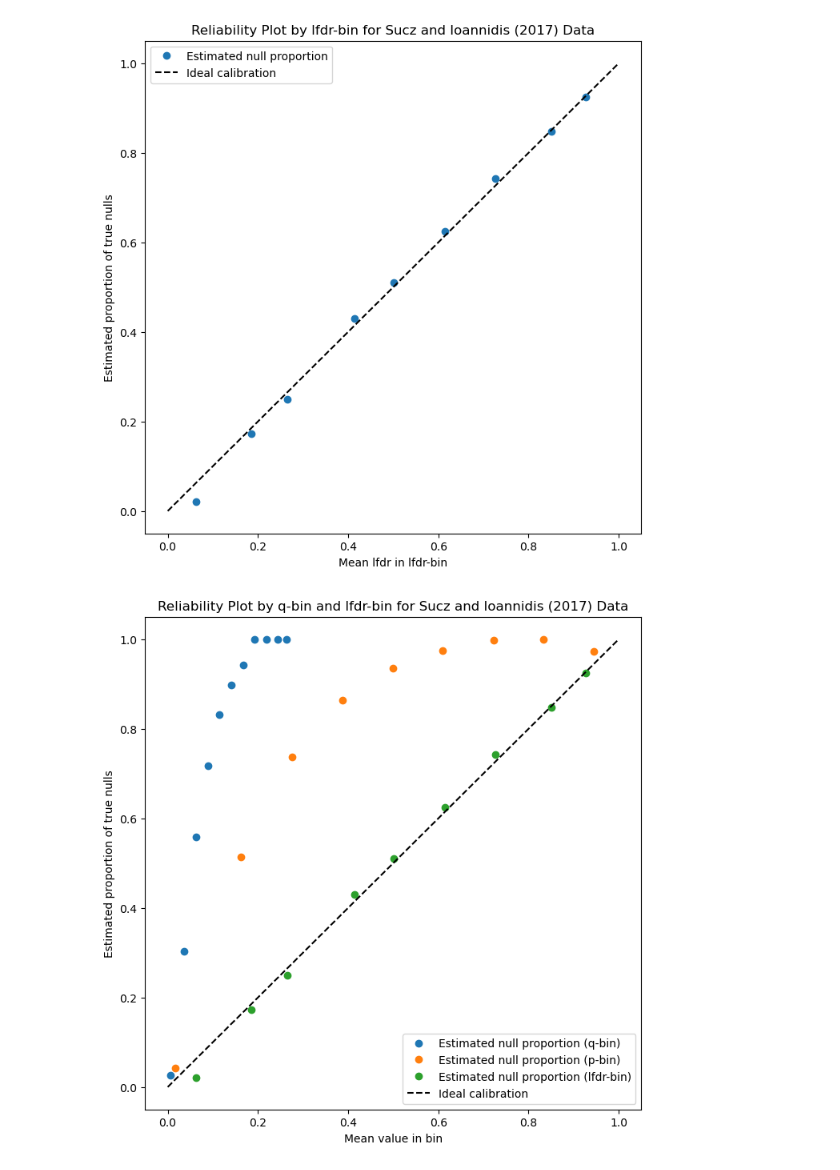
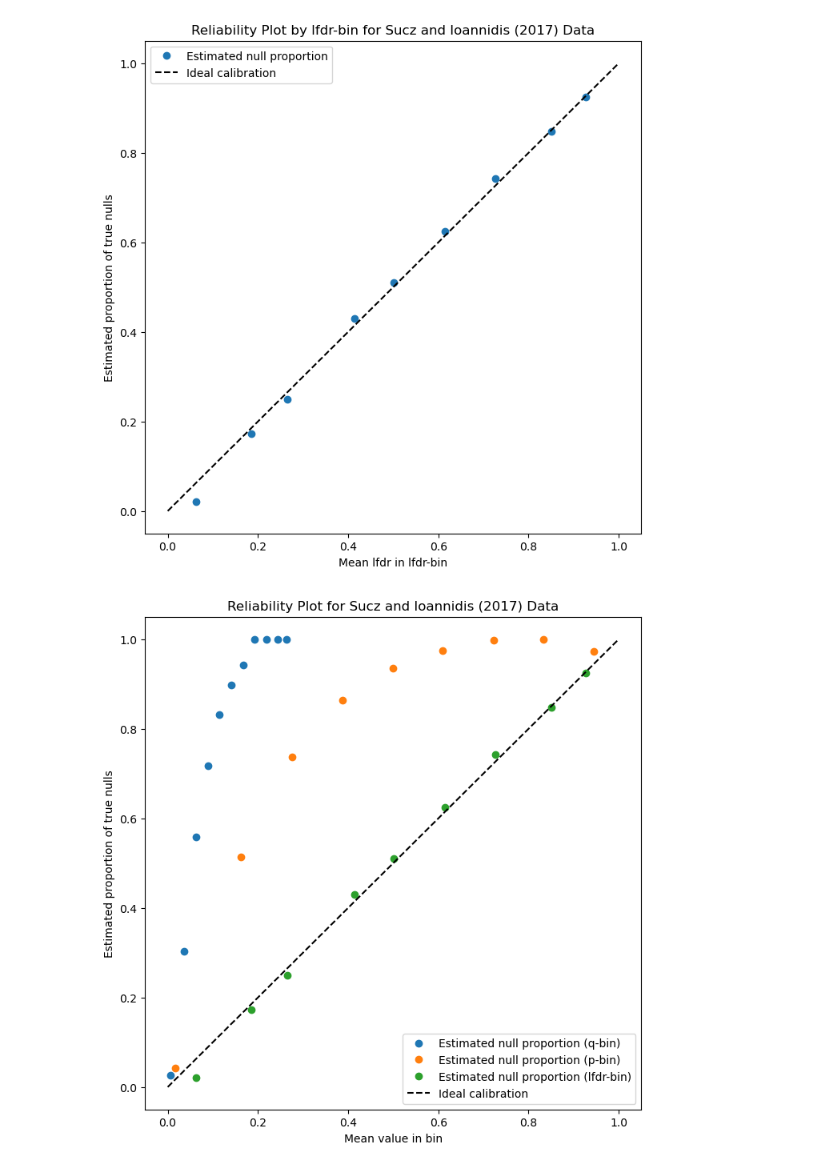
Before and after one commit to adway/eb-denoising, a Jupyter notebook: notebooks/calibration-plots.ipynb, the cells around one changed output. Cells and saved outputs as stored; diff of their text form; code cells hidden in the pictures.

Commit message:
clean up reliability plots

```diff
--- a/notebooks/calibration-plots.ipynb
+++ b/notebooks/calibration-plots.ipynb
@@ -84,12 +86,8 @@ p_bin_stats["proportion_true_nulls"] = np.minimum(
     1.0
 )
 
-# optional: bin endpoints from the theoretical partition
 p_bin_stats["bin_start"] = p_bin_stats["p_bin"].apply(lambda x: x.left)
 p_bin_stats["bin_end"] = p_bin_stats["p_bin"].apply(lambda x: x.right)
-
-# drop empty bins or bins where min/max/mean are undefined
-p_bin_stats = p_bin_stats.dropna(subset=["p_min", "p_max", "p_mean"])
 
 print(p_bin_stats)
 
@@ -103,12 +101,6 @@ plt.plot(
     label="Estimated null proportion"
 )
 
-# optional: vertical dashed red lines at occupied p-range endpoints
-# for _, row in p_bin_stats.iterrows():
-#     plt.axvline(row["p_min"], color="red", linestyle="--", alpha=0.4)
-#     plt.axvline(row["p_max"], color="red", linestyle="--", alpha=0.4)
-
-# 45-degree reference line
 plt.plot([0, 1], [0, 1], "k--", label="Ideal calibration")
 
 plt.xlabel("Mean P-Value in Bin")
@@ -285,7 +269,7 @@ df["lfdr_bin"] = pd.cut(df["lfdr"], bins=bins, include_lowest=True, right=True)
 
 m = len(df)
 
-# summarize p-values within each q-bin
+# summarize p-values within each lfdr-bin
 lfdr_bin_stats = (
     df.groupby("lfdr_bin", observed=False)
       .agg(
@@ -298,19 +282,18 @@ lfdr_bin_stats = (
       .reset_index()
 )
 
-# empirical p-range length induced by each q-bin
+# empirical p-range length induced by each lfdr-bin
 lfdr_bin_stats["p_bin_length"] = lfdr_bin_stats["p_max"] - lfdr_bin_stats["p_min"]
 
 # expected number of nulls in that p-interval under Storey's estimate
-lfdr_bin_stats["true_nulls_hat"] = pi0_hat * m * lfdr_bin_stats["p_bin_length"]
+lfdr_bin_stats["true_nulls_hat"] = pi_hat_0 * m * lfdr_bin_stats["p_bin_length"]
 
-# estimated null proportion within the q-bin
+# estimated null proportion within the lfdr-bin
 lfdr_bin_stats["proportion_true_nulls"] = np.minimum(
     lfdr_bin_stats["true_nulls_hat"] / lfdr_bin_stats["count"],
     1.0
 )
 
-# optional: q-bin endpoints for reference
 lfdr_bin_stats["lfdr_bin_start"] = lfdr_bin_stats["lfdr_bin"].apply(lambda x: x.left)
 lfdr_bin_stats["lfdr_bin_end"] = lfdr_bin_stats["lfdr_bin"].apply(lambda x: x.right)
 
@@ -322,7 +305,6 @@ plt.figure(figsize=(8, 8))
 
 plt.plot(lfdr_bin_stats["lfdr_mean"], lfdr_bin_stats["proportion_true_nulls"], "o", label="Estimated null proportion")
 
-# 45-degree reference line
 plt.plot([0, 1], [0, 1], "k--", label="Ideal calibration")
 
 plt.xlabel("Mean lfdr in lfdr-bin")
@@ -353,15 +335,15 @@ plt.show()
 # %%
 # put all calibration points on one plot
 plt.figure(figsize=(8, 8))
 plt.plot(q_bin_stats["q_mean"], q_bin_stats["proportion_true_nulls"], "o", label="Estimated null proportion (q-bin)")
 plt.plot(p_bin_stats["p_mean"], p_bin_stats["proportion_true_nulls"], "o", label="Estimated null proportion (p-bin)")
 plt.plot(lfdr_bin_stats["lfdr_mean"], lfdr_bin_stats["proportion_true_nulls"], "o", label="Estimated null proportion (lfdr-bin)")
 # 45-degree reference line
 plt.plot([0, 1], [0, 1], "k--", label="Ideal calibration")
 plt.xlabel("Mean value in bin")
 plt.ylabel("Estimated proportion of true nulls")
-plt.title("Reliability Plot by q-bin and lfdr-bin for Sucz and Ioannidis (2017) Data")
+plt.title("Reliability Plot for Sucz and Ioannidis (2017) Data")
 plt.legend()
 plt.show()
 # %% [output]
-[figure, old version]
+[figure, new version]
```
Also changed, not shown: parts of 4 cells of this notebook.
